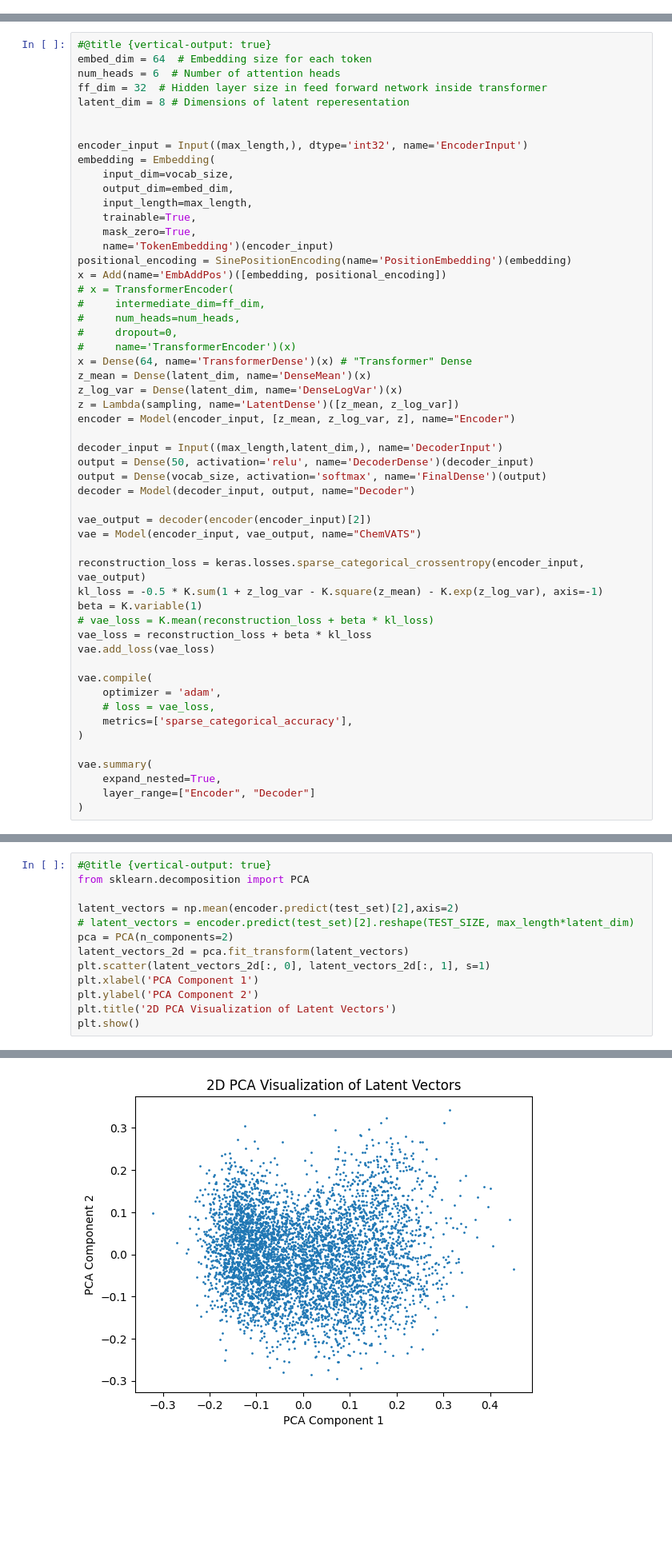
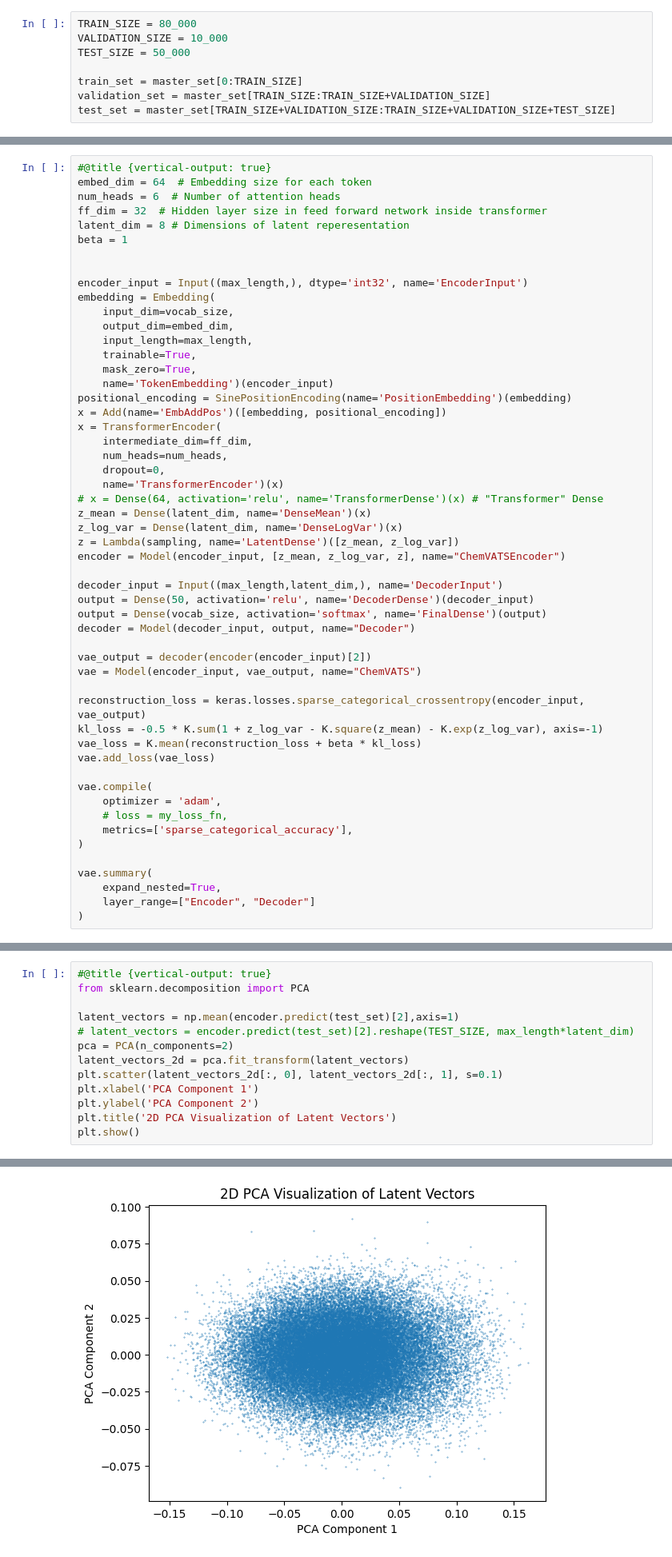
Before and after one commit to MisaelManingo/ChemVATS, a Jupyter notebook: THESIS.ipynb, the cells around one changed output, grey strips where cells are left out. Shown at 80% size. Cells and saved outputs as stored; diff of their text form; blank space fills up the shorter version.

```diff
--- a/THESIS.ipynb
+++ b/THESIS.ipynb
@@ -217,2 +221,10 @@ print(token_counts)
+# %%
+TRAIN_SIZE = 80_000
+VALIDATION_SIZE = 10_000
+TEST_SIZE = 50_000
+
+train_set = master_set[0:TRAIN_SIZE]
+validation_set = master_set[TRAIN_SIZE:TRAIN_SIZE+VALIDATION_SIZE]
+test_set = master_set[TRAIN_SIZE+VALIDATION_SIZE:TRAIN_SIZE+VALIDATION_SIZE+TEST_SIZE]
 # %% [markdown]
 ## C. Custom Class and Methods
@@ -280,6 +245,7 @@ embed_dim = 64  # Embedding size for each token
 num_heads = 6  # Number of attention heads
 ff_dim = 32  # Hidden layer size in feed forward network inside transformer
 latent_dim = 8 # Dimensions of latent reperesentation
+beta = 1
 
 
 encoder_input = Input((max_length,), dtype='int32', name='EncoderInput')
@@ -292,16 +258,16 @@ embedding = Embedding(
     name='TokenEmbedding')(encoder_input)
 positional_encoding = SinePositionEncoding(name='PositionEmbedding')(embedding)
 x = Add(name='EmbAddPos')([embedding, positional_encoding])
-# x = TransformerEncoder(
-#     intermediate_dim=ff_dim,
-#     num_heads=num_heads,
-#     dropout=0,
-#     name='TransformerEncoder')(x)
-x = Dense(64, name='TransformerDense')(x) # "Transformer" Dense
+x = TransformerEncoder(
+    intermediate_dim=ff_dim,
+    num_heads=num_heads,
+    dropout=0,
+    name='TransformerEncoder')(x)
+# x = Dense(64, activation='relu', name='TransformerDense')(x) # "Transformer" Dense
 z_mean = Dense(latent_dim, name='DenseMean')(x)
 z_log_var = Dense(latent_dim, name='DenseLogVar')(x)
 z = Lambda(sampling, name='LatentDense')([z_mean, z_log_var])
-encoder = Model(encoder_input, [z_mean, z_log_var, z], name="Encoder")
+encoder = Model(encoder_input, [z_mean, z_log_var, z], name="ChemVATSEncoder")
 
 decoder_input = Input((max_length,latent_dim,), name='DecoderInput')
 output = Dense(50, activation='relu', name='DecoderDense')(decoder_input)
@@ -313,14 +279,12 @@ vae = Model(encoder_input, vae_output, name="ChemVATS")
 
 reconstruction_loss = keras.losses.sparse_categorical_crossentropy(encoder_input, vae_output)
 kl_loss = -0.5 * K.sum(1 + z_log_var - K.square(z_mean) - K.exp(z_log_var), axis=-1)
-beta = K.variable(1)
-# vae_loss = K.mean(reconstruction_loss + beta * kl_loss)
-vae_loss = reconstruction_loss + beta * kl_loss
+vae_loss = K.mean(reconstruction_loss + beta * kl_loss)
 vae.add_loss(vae_loss)
 
 vae.compile(
     optimizer = 'adam',
-    # loss = vae_loss,
+    # loss = my_loss_fn,
     metrics=['sparse_categorical_accuracy'],
 )
 
@@ -673,11 +599,11 @@ C=1CC=C=1
 #@title {vertical-output: true}
 from sklearn.decomposition import PCA
 
-latent_vectors = np.mean(encoder.predict(test_set)[2],axis=2)
+latent_vectors = np.mean(encoder.predict(test_set)[2],axis=1)
 # latent_vectors = encoder.predict(test_set)[2].reshape(TEST_SIZE, max_length*latent_dim)
 pca = PCA(n_components=2)
 latent_vectors_2d = pca.fit_transform(latent_vectors)
-plt.scatter(latent_vectors_2d[:, 0], latent_vectors_2d[:, 1], s=1)
+plt.scatter(latent_vectors_2d[:, 0], latent_vectors_2d[:, 1], s=0.1)
 plt.xlabel('PCA Component 1')
 plt.ylabel('PCA Component 2')
 plt.title('2D PCA Visualization of Latent Vectors')
@@ -687 +612 @@ plt.show()
-[figure, old version]
+[figure, new version]
```
Also changed, not shown: parts of 58 cells of this notebook.
